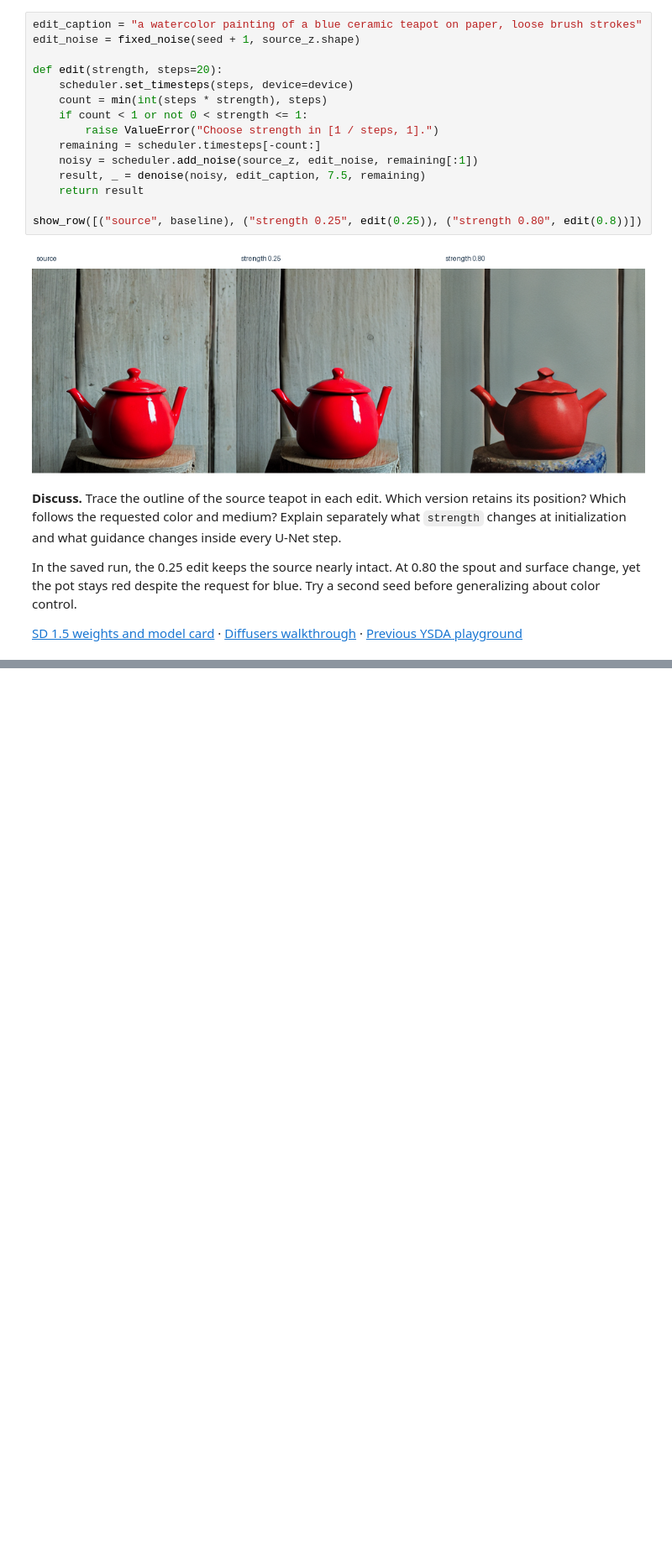
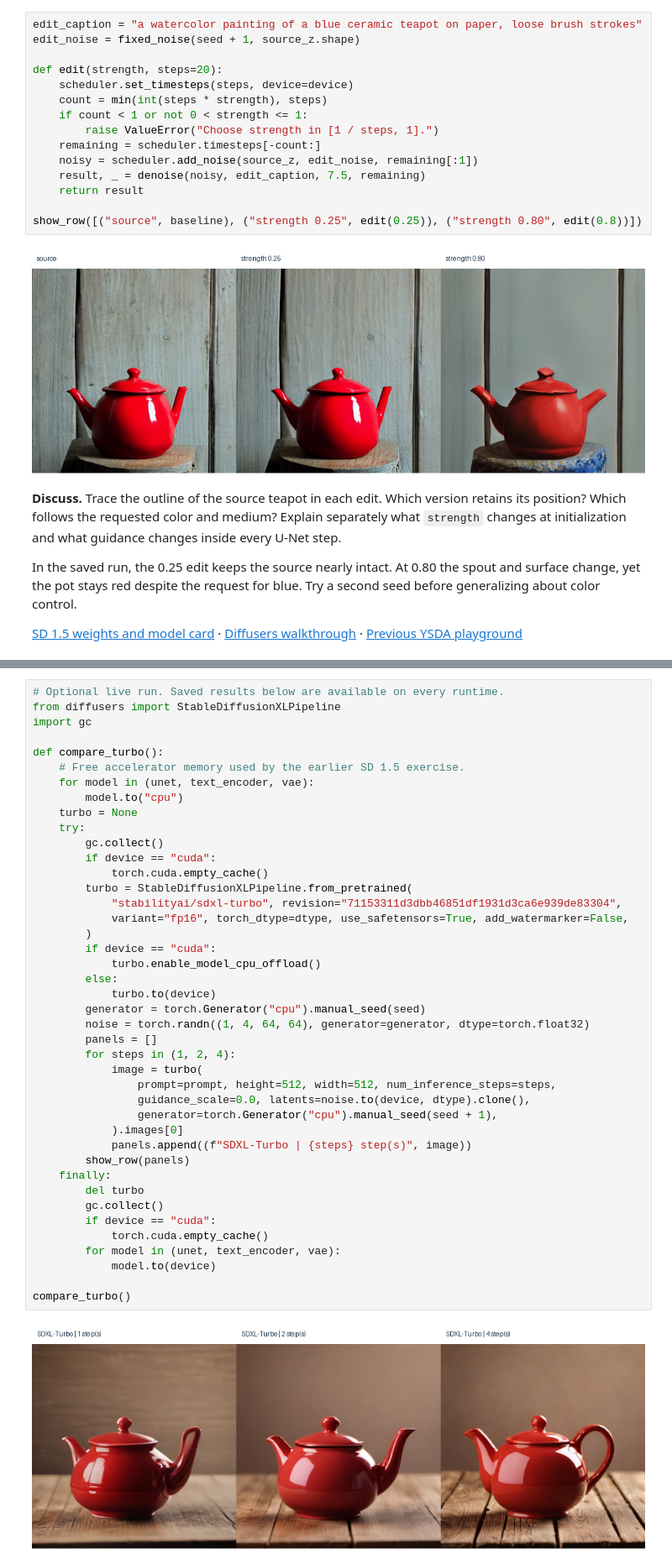
Before and after one commit to r-isachenko/2026-DGM-MIPT-YSDA-course, a Jupyter notebook: seminars/seminar9/seminar9.ipynb, the cells around one changed output, grey strips where cells are left out. Shown at 84% size. Cells and saved outputs as stored; diff of their text form; blank space fills up the shorter version.

Commit message:
Trace conditioning from SDXL to SD3.5 and compare SDXL-Turbo sampling

```diff
--- a/seminars/seminar9/seminar9.ipynb
+++ b/seminars/seminar9/seminar9.ipynb
@@ -243,0 +344,44 @@ In the saved run, the 0.25 edit keeps the source nearly intact. At 0.80 the spou
+# %%
+# Optional live run. Saved results below are available on every runtime.
+from diffusers import StableDiffusionXLPipeline
+import gc
+
+def compare_turbo():
+    # Free accelerator memory used by the earlier SD 1.5 exercise.
+    for model in (unet, text_encoder, vae):
+        model.to("cpu")
+    turbo = None
+    try:
+        gc.collect()
+        if device == "cuda":
+            torch.cuda.empty_cache()
+        turbo = StableDiffusionXLPipeline.from_pretrained(
+            "stabilityai/sdxl-turbo", revision="71153311d3dbb46851df1931d3ca6e939de83304",
+            variant="fp16", torch_dtype=dtype, use_safetensors=True, add_watermarker=False,
+        )
+        if device == "cuda":
+            turbo.enable_model_cpu_offload()
+        else:
+            turbo.to(device)
+        generator = torch.Generator("cpu").manual_seed(seed)
+        noise = torch.randn((1, 4, 64, 64), generator=generator, dtype=torch.float32)
+        panels = []
+        for steps in (1, 2, 4):
+            image = turbo(
+                prompt=prompt, height=512, width=512, num_inference_steps=steps,
+                guidance_scale=0.0, latents=noise.to(device, dtype).clone(),
+                generator=torch.Generator("cpu").manual_seed(seed + 1),
+            ).images[0]
+            panels.append((f"SDXL-Turbo | {steps} step(s)", image))
+        show_row(panels)
+    finally:
+        del turbo
+        gc.collect()
+        if device == "cuda":
+            torch.cuda.empty_cache()
+        for model in (unet, text_encoder, vae):
+            model.to(device)
+
+compare_turbo()
+# %% [output]
+[figure, added]
```
Also changed, not shown: parts of 11 cells of this notebook, 1 other file.
